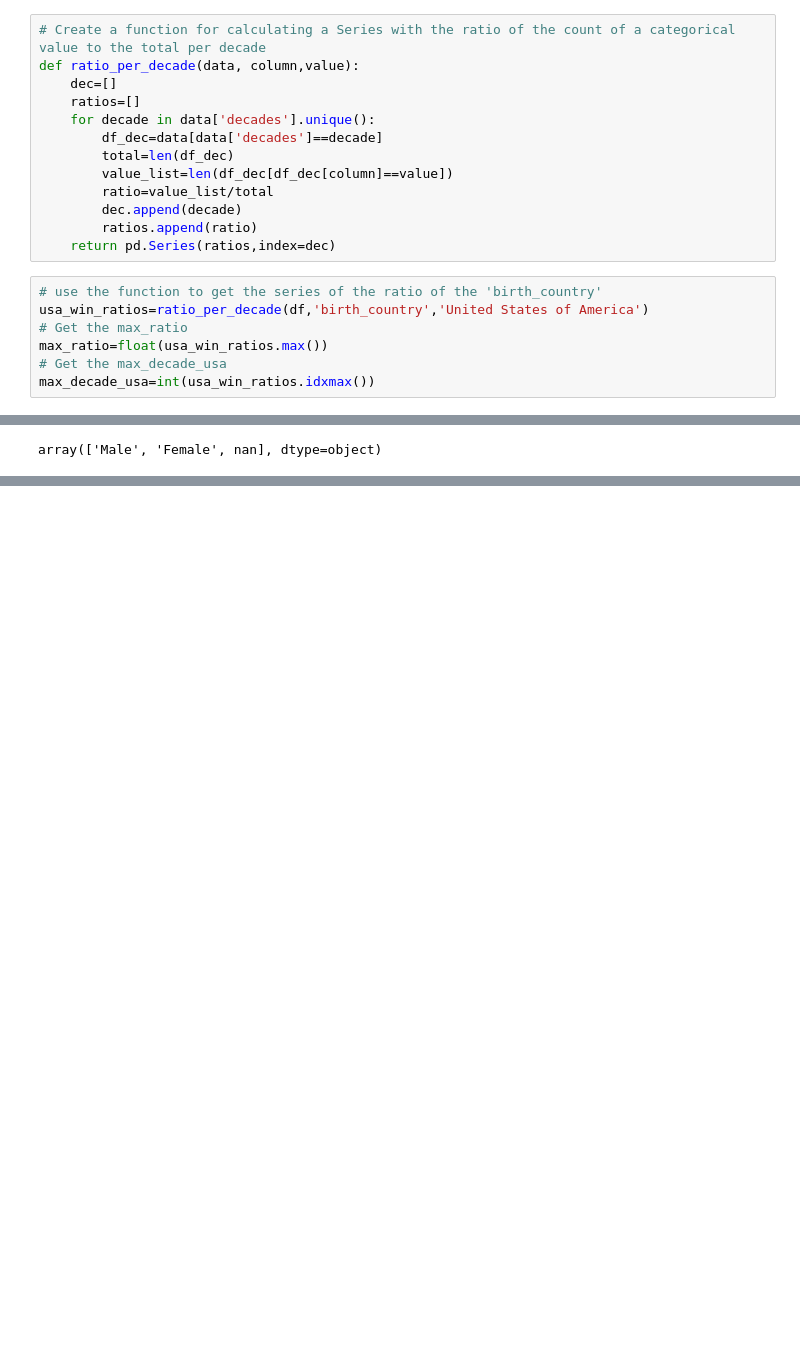
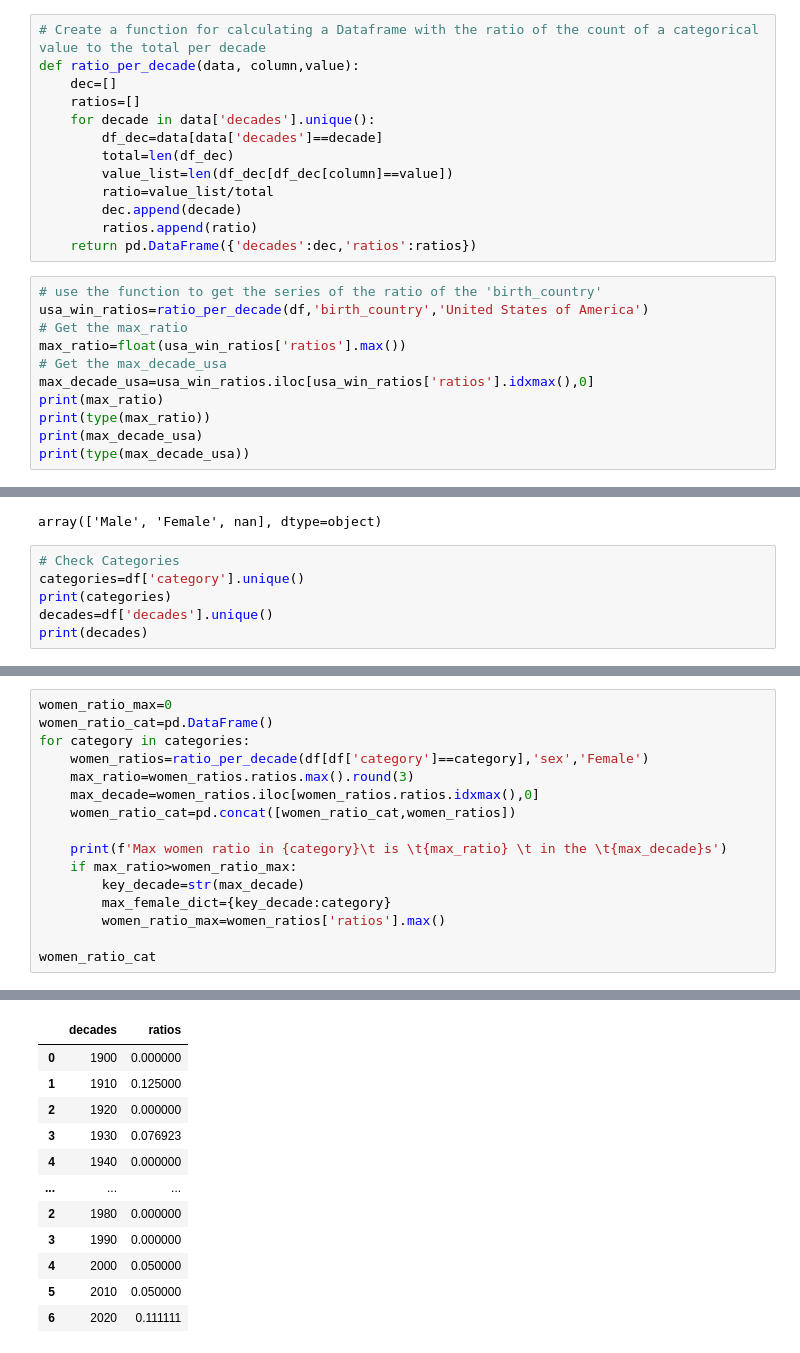
Before and after one commit to jgp-13/DataCamp_projects, a Jupyter notebook: Nobel_prizes/notebook.ipynb, the cells around one changed output, grey strips where cells are left out. Cells and saved outputs as stored; diff of their text form; blank space fills up the shorter version.

```diff
--- a/Nobel_prizes/notebook.ipynb
+++ b/Nobel_prizes/notebook.ipynb
@@ -129,7 +129,7 @@ df['us_wons'].sample(10)
 # create a new column 'decade'
 df['decades']=df['year']//10*10
 # %%
-# Create a function for calculating a Series with the ratio of the count of a categorical value to the total per decade
+# Create a function for calculating a Dataframe with the ratio of the count of a categorical value to the total per decade
 def ratio_per_decade(data, column,value):
     dec=[]
     ratios=[]
@@ -140,11 +140,15 @@ def ratio_per_decade(data, column,value):
         ratio=value_list/total
         dec.append(decade)
         ratios.append(ratio)
-    return pd.Series(ratios,index=dec)
+    return pd.DataFrame({'decades':dec,'ratios':ratios})
 # %%
 # use the function to get the series of the ratio of the 'birth_country'
 usa_win_ratios=ratio_per_decade(df,'birth_country','United States of America')
 # Get the max_ratio
-max_ratio=float(usa_win_ratios.max())
+max_ratio=float(usa_win_ratios['ratios'].max())
 # Get the max_decade_usa
-max_decade_usa=int(usa_win_ratios.idxmax())
+max_decade_usa=usa_win_ratios.iloc[usa_win_ratios['ratios'].idxmax(),0]
+print(max_ratio)
+print(type(max_ratio))
+print(max_decade_usa)
+print(type(max_decade_usa))
@@ -168,3 +177,9 @@ plt.show()
 df['sex'].unique()
 # %% [output]
 array(['Male', 'Female', nan], dtype=object)
+# %%
+# Check Categories
+categories=df['category'].unique()
+print(categories)
+decades=df['decades'].unique()
+print(decades)
@@ -170,0 +189,17 @@ array(['Male', 'Female', nan], dtype=object)
+# %%
+women_ratio_max=0
+women_ratio_cat=pd.DataFrame()
+for category in categories:
+    women_ratios=ratio_per_decade(df[df['category']==category],'sex','Female')
+    max_ratio=women_ratios.ratios.max().round(3)
+    max_decade=women_ratios.iloc[women_ratios.ratios.idxmax(),0]
+    women_ratio_cat=pd.concat([women_ratio_cat,women_ratios])
+
+    print(f'Max women ratio in {category}\t is \t{max_ratio} \t in the \t{max_decade}s')
+    if max_ratio>women_ratio_max:
+        key_decade=str(max_decade)
+        max_female_dict={key_decade:category}
+        women_ratio_max=women_ratios['ratios'].max()
+
+women_ratio_cat
+# %% [output]
@@ -170,0 +212,12 @@ array(['Male', 'Female', nan], dtype=object)
+|  | decades | ratios |
+| 0 | 1900 | 0.000000 |
+| 1 | 1910 | 0.125000 |
+| 2 | 1920 | 0.000000 |
+| 3 | 1930 | 0.076923 |
+| 4 | 1940 | 0.000000 |
+| ... | ... | ... |
+| 2 | 1980 | 0.000000 |
+| 3 | 1990 | 0.000000 |
+| 4 | 2000 | 0.050000 |
+| 5 | 2010 | 0.050000 |
+| 6 | 2020 | 0.111111 |
```
Also changed, not shown: parts of 6 cells of this notebook.
